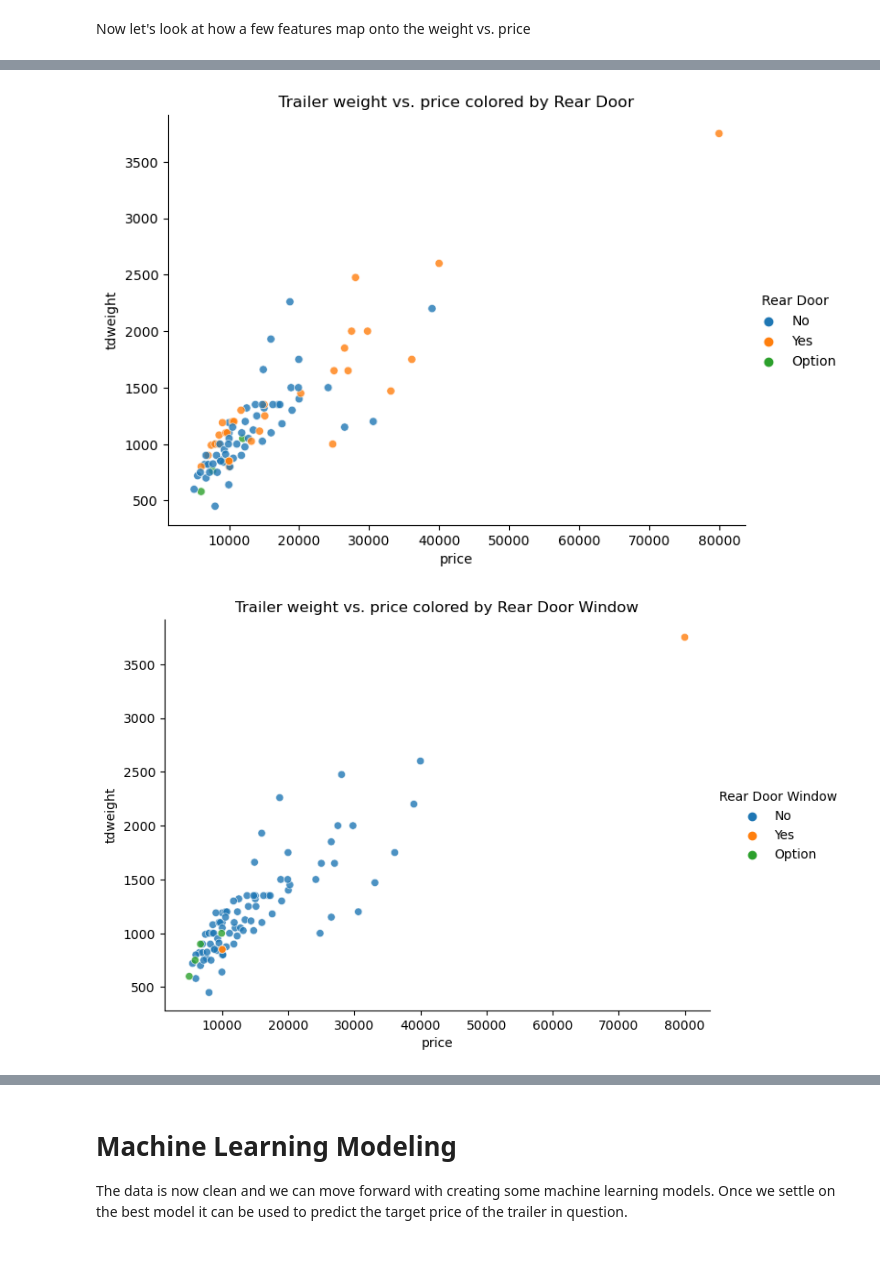
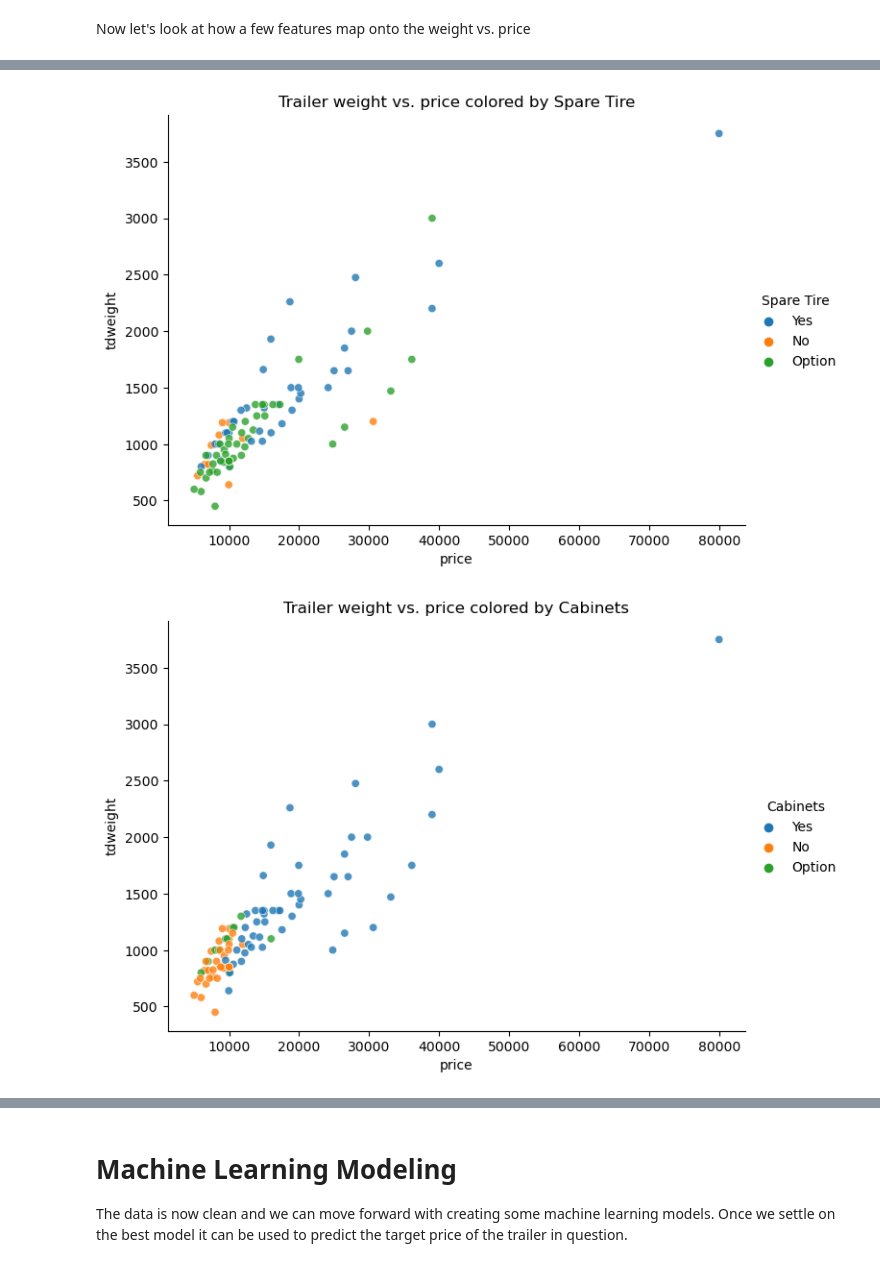
Before and after one commit to blue-quark/trailer_price_regression, a Jupyter notebook: trailer-price-regression.ipynb, the cells around one changed output, grey strips where cells are left out. Cells and saved outputs as stored; diff of their text form; code cells hidden in the pictures.

```diff
--- a/trailer-price-regression.ipynb
+++ b/trailer-price-regression.ipynb
@@ -207,12 +207,12 @@ plt.show()
 # %% [markdown]
 Now let's look at how a few features map onto the weight vs. price
 # %%
-for c in ['A/C', 'Roof Rack', 'Rear Door', 'Rear Door Window', 'Spare Tire', 'Cabinets', 'Refrigerator', 'Awning']:
+for c in ['A/C', 'Roof Rack', 'Spare Tire', 'Cabinets', 'Refrigerator', 'Awning']:
     sns.relplot(data=data, x='price', y='tdweight', hue=f"{c}", aspect=1.4, alpha=0.8)
     plt.title(f'Trailer weight vs. price colored by {c.title()}')
     plt.show()
 # %% [output]
 [figure]
 [figure]
-[figure, old version]
+[figure, new version]
-[figure, old version]
+[figure, new version]
```
Also changed, not shown: parts of 48 cells of this notebook.
